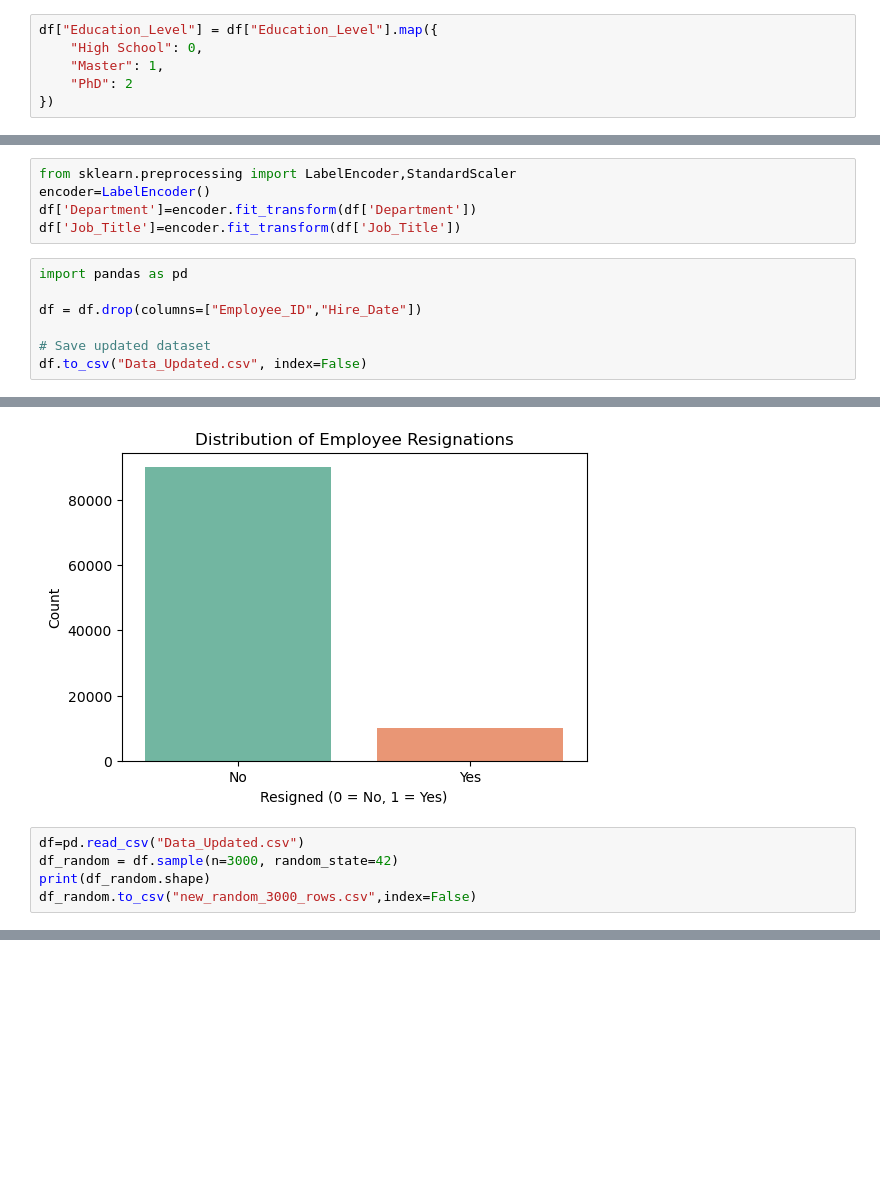
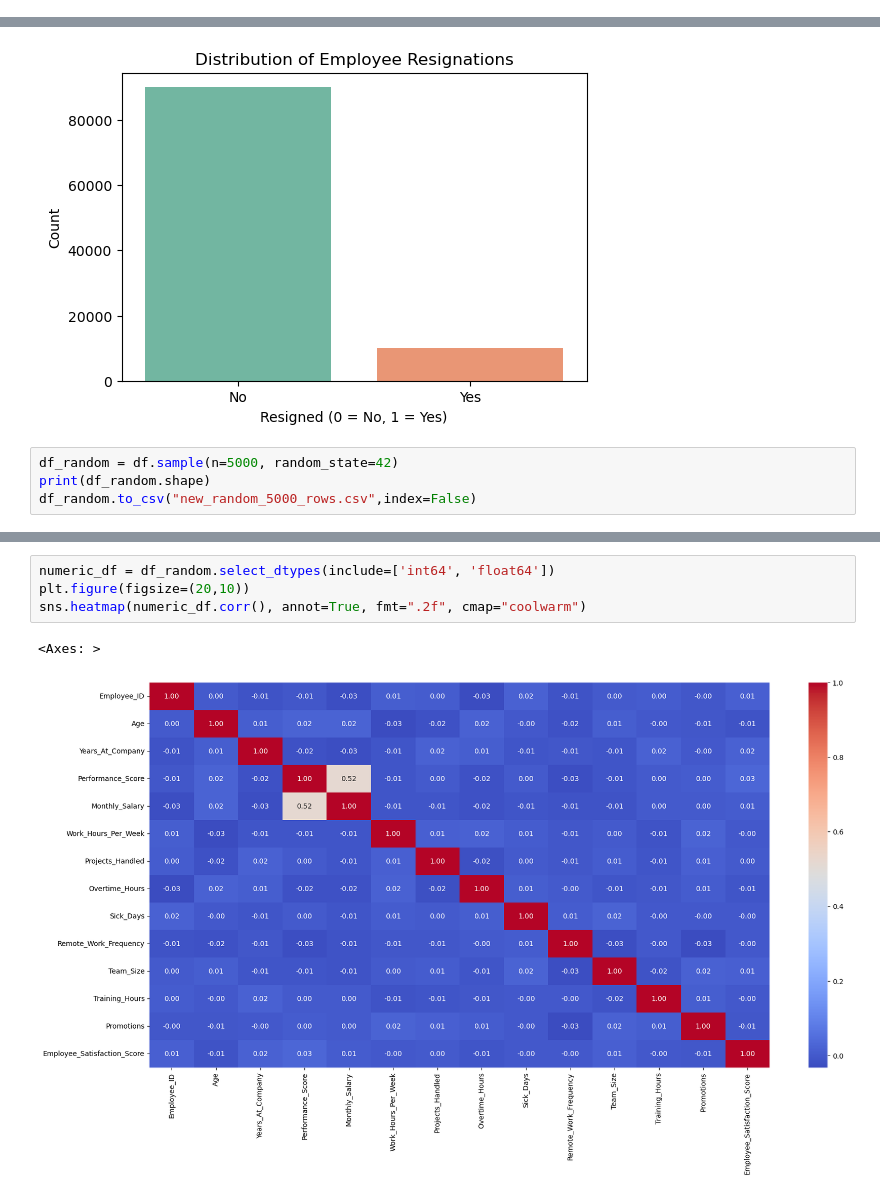
Before and after one commit to YUVASHRI-25/employee_resign, a Jupyter notebook: code.ipynb, the cells around one changed output, grey strips where cells are left out. Drawn from its saved outputs; the diff is of its cells as text; blank space fills up the shorter version.

```diff
--- a/code.ipynb
+++ b/code.ipynb
@@ -91,6 +88,0 @@ df['Gender']=df['Gender'].map({'Female':int(0),'Male':int(1)})
-# %%
-df["Education_Level"] = df["Education_Level"].map({
-    "High School": 0,
-    "Master": 1,
-    "PhD": 2
-})
@@ -104,15 +89,3 @@ Number of unique job roles: 7
-# %%
-from sklearn.preprocessing import LabelEncoder,StandardScaler
-encoder=LabelEncoder()
-df['Department']=encoder.fit_transform(df['Department'])
-df['Job_Title']=encoder.fit_transform(df['Job_Title'])
-# %%
-import pandas as pd
-
-df = df.drop(columns=["Employee_ID","Hire_Date"])
-
-# Save updated dataset
-df.to_csv("Data_Updated.csv", index=False)
 # %%
 import seaborn as sns
 import matplotlib.pyplot as plt
@@ -132,8 +105,7 @@ Passing `palette` without assigning `hue` is deprecated and will be removed in v
   sns.countplot(x='Resigned', data=df, palette='Set2')
 [figure]
 # %%
-df=pd.read_csv("Data_Updated.csv")
-df_random = df.sample(n=3000, random_state=42)
+df_random = df.sample(n=5000, random_state=42)
 print(df_random.shape)
-df_random.to_csv("new_random_3000_rows.csv",index=False)
+df_random.to_csv("new_random_5000_rows.csv",index=False)
 # %% [output]
@@ -162 +132,8 @@ Resigned                           0
 dtype: int64
+# %%
+numeric_df = df_random.select_dtypes(include=['int64', 'float64'])
+plt.figure(figsize=(20,10))
+sns.heatmap(numeric_df.corr(), annot=True, fmt=".2f", cmap="coolwarm")
+# %% [output]
+<Axes: >
+[figure, added]
```
Also changed, not shown: parts of 16 cells of this notebook, 2 other files.
